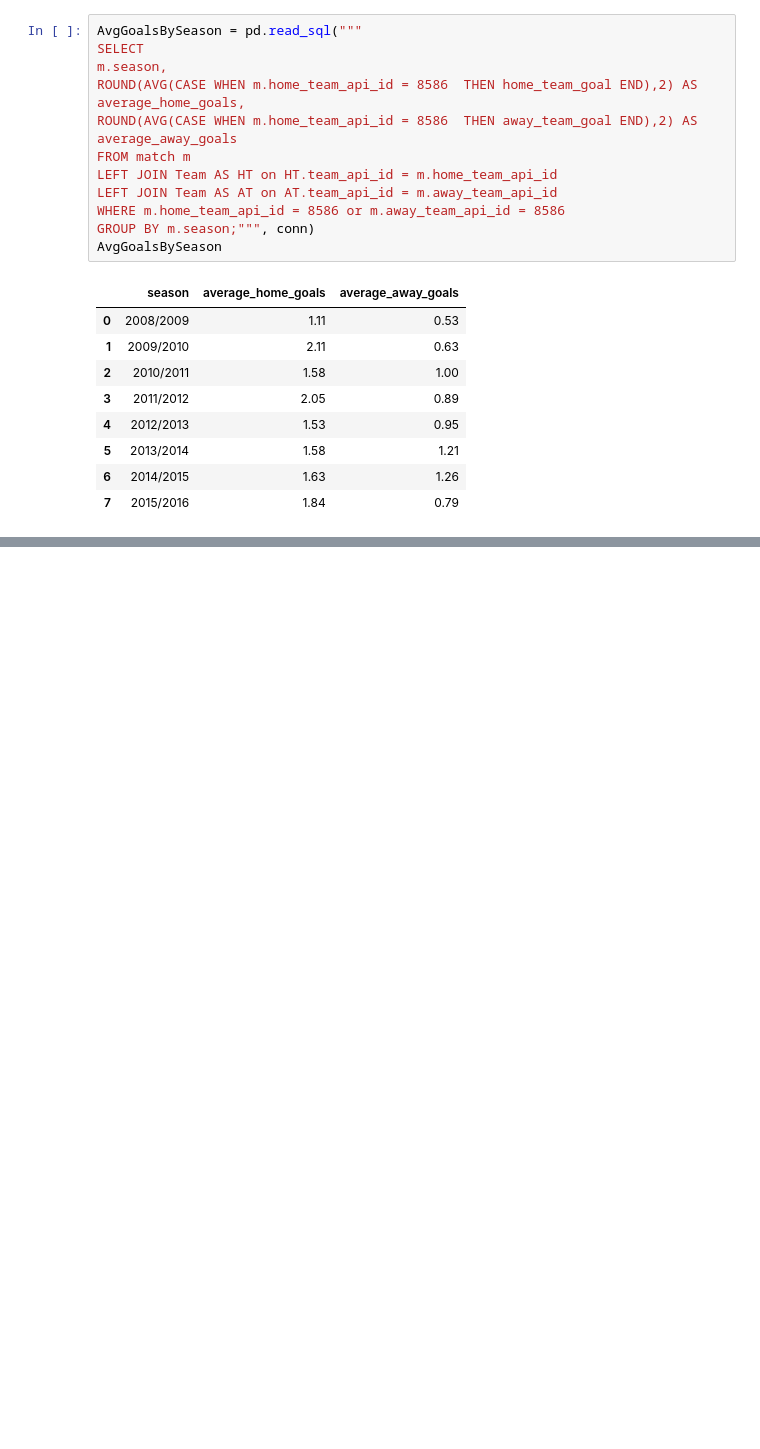
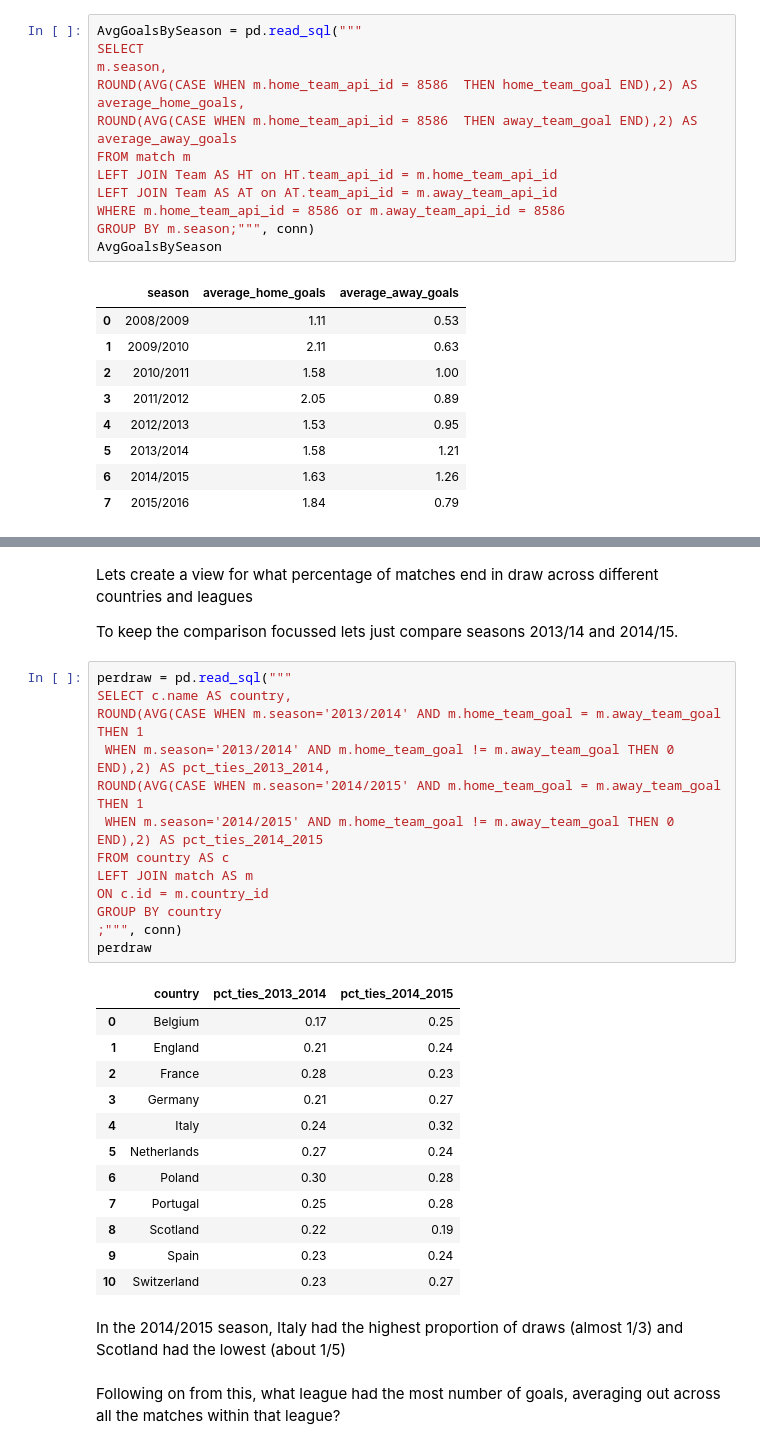
Before and after one commit to ram-polisetti/DataScience, a Jupyter notebook: sql-data-analysis-european-soccer-league.ipynb, the cells around one changed output, grey strips where cells are left out. Saved outputs shown, nothing was run; the diff lists cells and outputs as text; blank space fills up the shorter version.

```diff
--- a/sql-data-analysis-european-soccer-league.ipynb
+++ b/sql-data-analysis-european-soccer-league.ipynb
@@ -312,0 +362,36 @@ AvgGoalsBySeason
+# %% [markdown]
+Lets create a view for what percentage of matches end in draw across different countries and leagues
+
+To keep the comparison focussed lets just compare seasons 2013/14 and 2014/15.
+# %%
+perdraw = pd.read_sql("""
+SELECT c.name AS country,
+ROUND(AVG(CASE WHEN m.season='2013/2014' AND m.home_team_goal = m.away_team_goal THEN 1
+ WHEN m.season='2013/2014' AND m.home_team_goal != m.away_team_goal THEN 0
+END),2) AS pct_ties_2013_2014,
+ROUND(AVG(CASE WHEN m.season='2014/2015' AND m.home_team_goal = m.away_team_goal THEN 1
+ WHEN m.season='2014/2015' AND m.home_team_goal != m.away_team_goal THEN 0
+END),2) AS pct_ties_2014_2015
+FROM country AS c
+LEFT JOIN match AS m
+ON c.id = m.country_id
+GROUP BY country
+;""", conn)
+perdraw
+# %% [output]
+|  | country | pct_ties_2013_2014 | pct_ties_2014_2015 |
+| 0 | Belgium | 0.17 | 0.25 |
+| 1 | England | 0.21 | 0.24 |
+| 2 | France | 0.28 | 0.23 |
+| 3 | Germany | 0.21 | 0.27 |
+| 4 | Italy | 0.24 | 0.32 |
+| 5 | Netherlands | 0.27 | 0.24 |
+| 6 | Poland | 0.30 | 0.28 |
+| 7 | Portugal | 0.25 | 0.28 |
+| 8 | Scotland | 0.22 | 0.19 |
+| 9 | Spain | 0.23 | 0.24 |
+| 10 | Switzerland | 0.23 | 0.27 |
+# %% [markdown]
+In the 2014/2015 season, Italy had the highest proportion of draws (almost 1/3) and Scotland had the lowest (about 1/5)
+# %% [markdown]
+Following on from this, what league had the most number of goals, averaging out across all the matches within that league?
```
Also changed, not shown: parts of 21 cells of this notebook.
